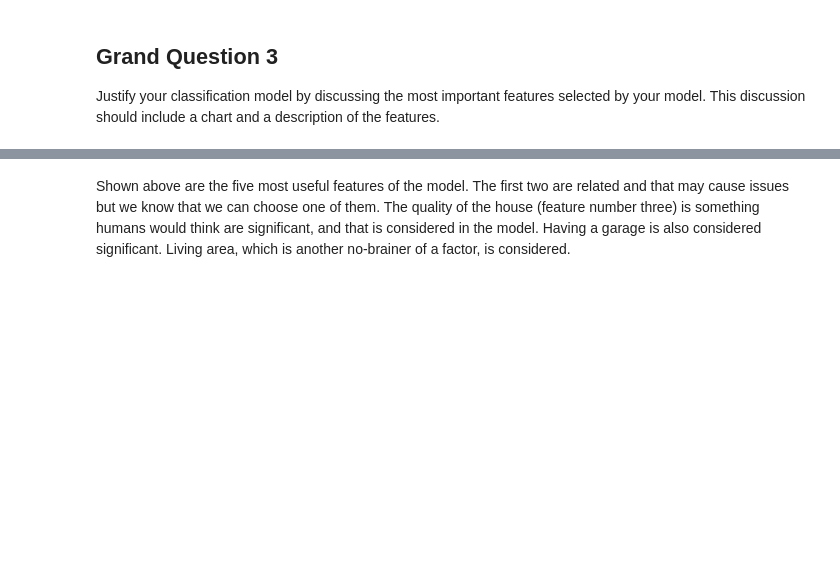
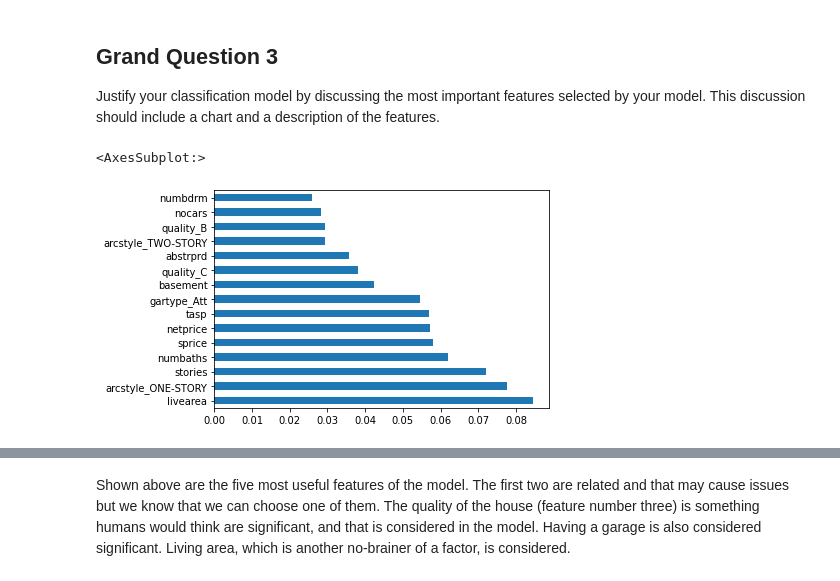
Before and after one commit to TrellixVulnTeam/CSE_250_03HB, a Jupyter notebook: Project 4 Can you predict that/Week 8 & 9 Machine Learning Notes.ipynb, the cells around one changed output, grey strips where cells are left out. Cells and saved outputs as stored; diff of their text form; code cells hidden in the pictures; blank space fills up the shorter version.

```diff
--- a/Project 4 Can you predict that/Week 8 & 9 Machine Learning Notes.ipynb
+++ b/Project 4 Can you predict that/Week 8 & 9 Machine Learning Notes.ipynb
@@ -259,16 +349,19 @@ Justify your classification model by discussing the most important features sele
 # %%
 feat_importances = pd.Series(
     classifier_DT
     .feature_importances_, index=x_test
     .columns
 )
 
 significance_graph = (
     feat_importances
-    .nlargest(10)
+    .nlargest(15)
     .plot(kind='barh')
 )
 significance_graph
+# %% [output]
+<AxesSubplot:>
+[figure, added]
 # %%
 feature_df = pd.DataFrame({'features':features.columns, 'importance':classifier_DT.feature_importances_})
 
```
Also changed, not shown: parts of 20 cells of this notebook, 15 other files.
